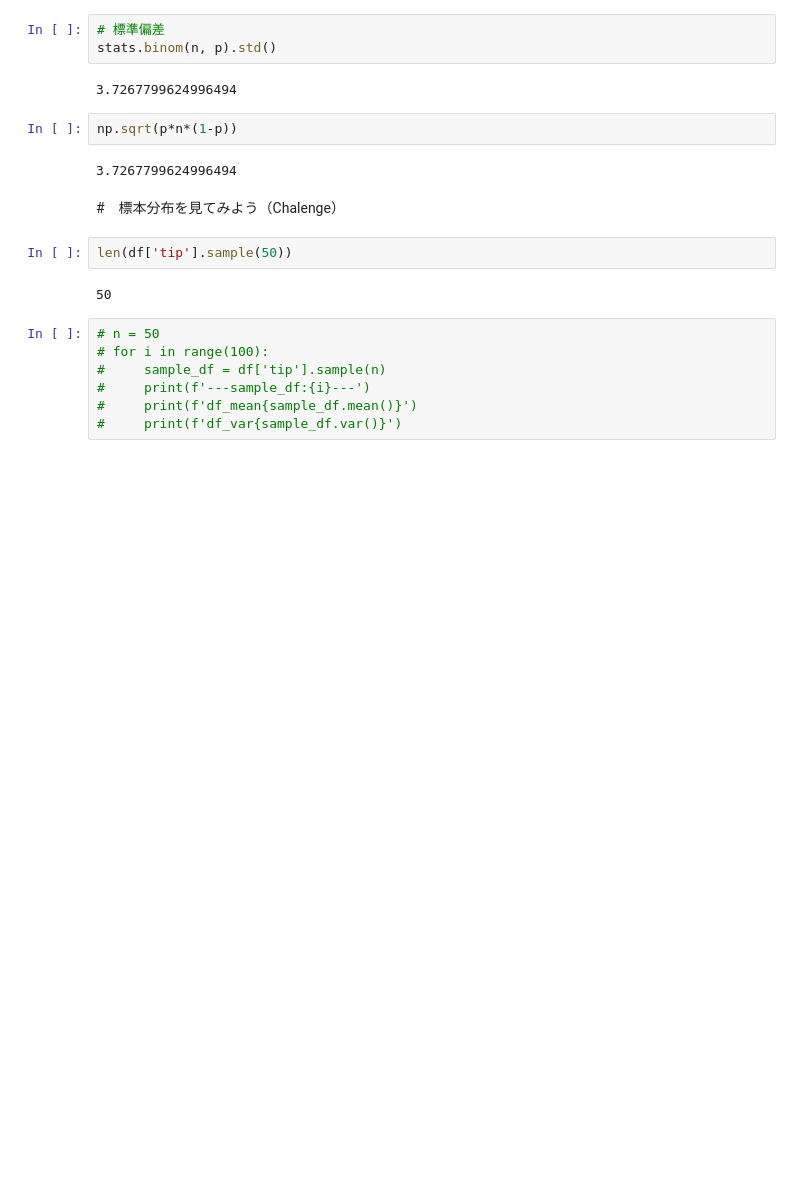
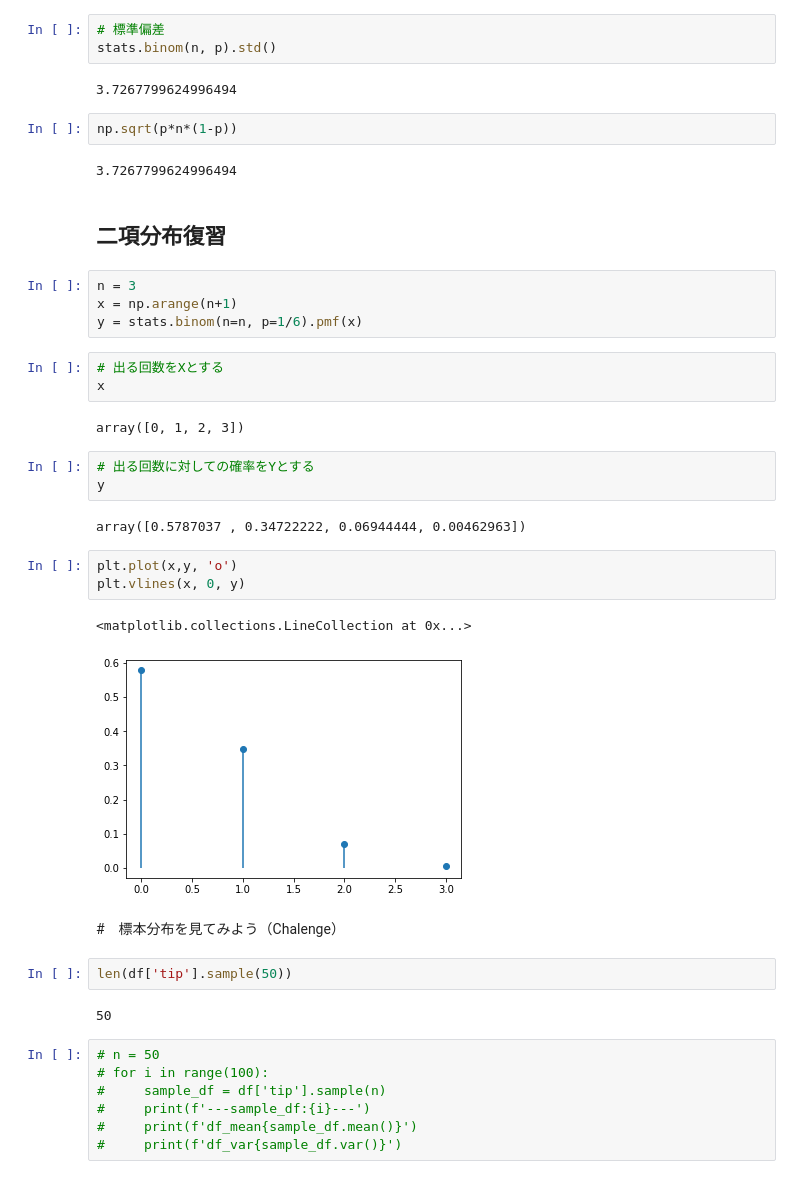
Before and after one commit to phonon-py/Introductory-Statistics-Course, a Jupyter notebook: first_docker_file.ipynb, the cells around one changed output. Cells and saved outputs as stored; diff of their text form; blank space fills up the shorter version.

```diff
--- a/first_docker_file.ipynb
+++ b/first_docker_file.ipynb
@@ -691,6 +689,28 @@ stats.binom(n, p).std()
 np.sqrt(p*n*(1-p))
 # %% [output]
 3.7267799624996494
+# %% [markdown]
+## 二項分布復習
+# %%
+n = 3
+x = np.arange(n+1)
+y = stats.binom(n=n, p=1/6).pmf(x)
+# %%
+# 出る回数をXとする
+x
+# %% [output]
+array([0, 1, 2, 3])
+# %%
+# 出る回数に対しての確率をYとする
+y
+# %% [output]
+array([0.5787037 , 0.34722222, 0.06944444, 0.00462963])
+# %%
+plt.plot(x,y, 'o')
+plt.vlines(x, 0, y)
+# %% [output]
+<matplotlib.collections.LineCollection at 0x...>
+[figure, added]
 # %% [markdown]
 #　標本分布を見てみよう（Chalenge）
 # %%
```
Also changed, not shown: parts of 83 cells of this notebook.
